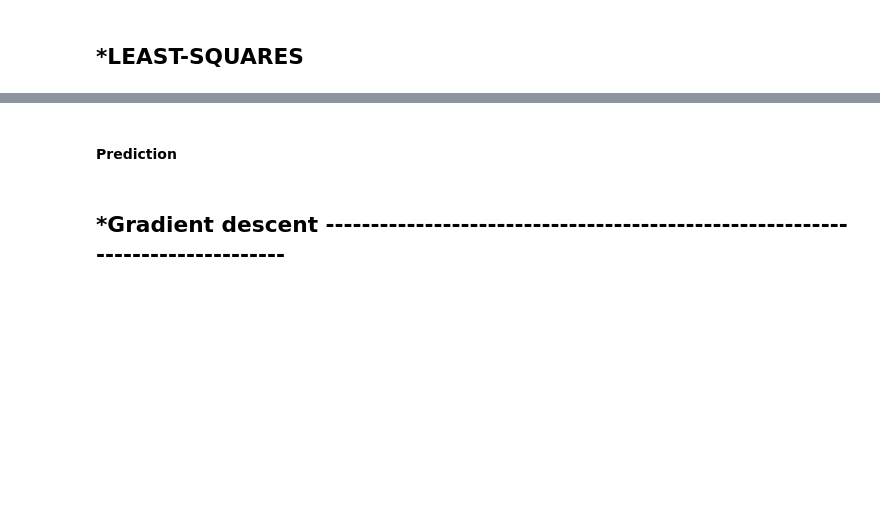
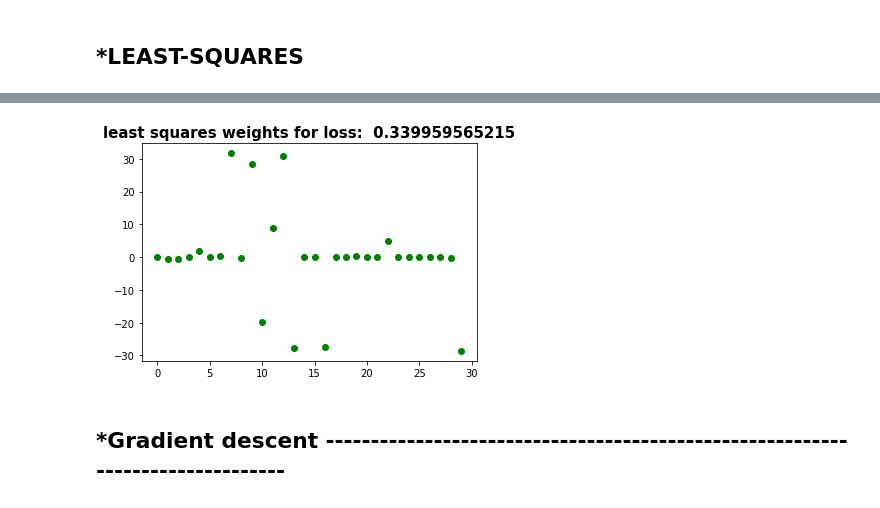
Before and after one commit to LucaZampieri/LMO_ML, a Jupyter notebook: project1/main.ipynb, the cells around one changed output, grey strips where cells are left out. Cells and saved outputs as stored; diff of their text form; code cells hidden in the pictures; blank space fills up the shorter version.

```diff
--- a/project1/main.ipynb
+++ b/project1/main.ipynb
@@ -80,0 +82,3 @@ pd.DataFrame(tx1).head()
+# %%
+tx_train = add_ones(tx_train)
+tx_test = add_ones(tx_test)
@@ -111,2 +105,0 @@ NameError: name 'least_squares_luca' is not defined
-# %% [markdown]
-#### Prediction
@@ -116,7 +106,18 @@ data.shape
-# %%
-y_pred = predict_labels(weights, data)
-# %%
-name = 'least square'
-create_csv_submission(ids_test, y_pred, name)
+# %%
+def func_least_squares (y, tx, test_set, fct='mse'):
+    name = 'least_squares'
+    w,loss = least_squares(y,tx,fct)
+    y_pred = predict_labels(w, test_set)
+    create_csv_submission(ids_test, y_pred, name)
+
+    plt.plot(w, 'go')
+    plt.title('least squares weights for loss:  '+str(loss),fontsize=15, fontweight='bold');
+    plt.show()
+
+    return w, loss
+# %%
+w, loss = func_least_squares (y=y_train, tx=tx_train, test_set=tx_test, fct='mse');
+# %% [output]
+[figure, added]
 # %% [markdown]
 ## *Gradient descent     -------------------------------------------------------------------------------
```
Also changed, not shown: parts of 44 cells of this notebook, 2 other files.
